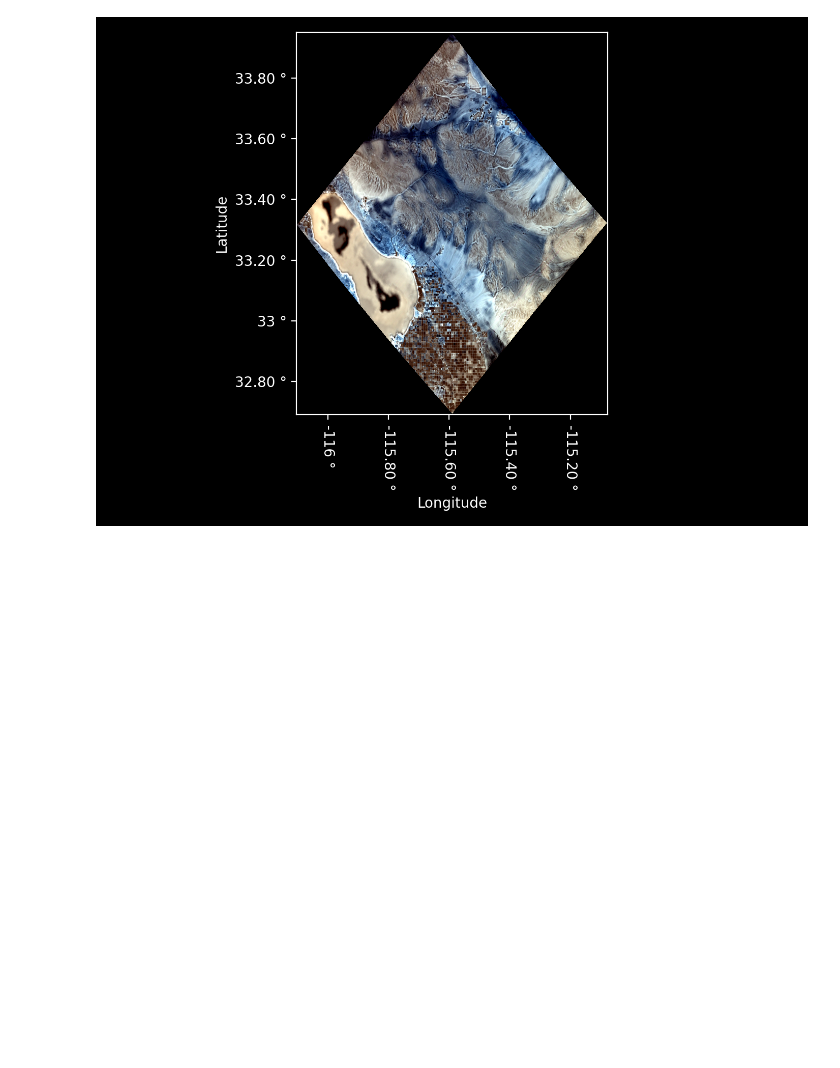
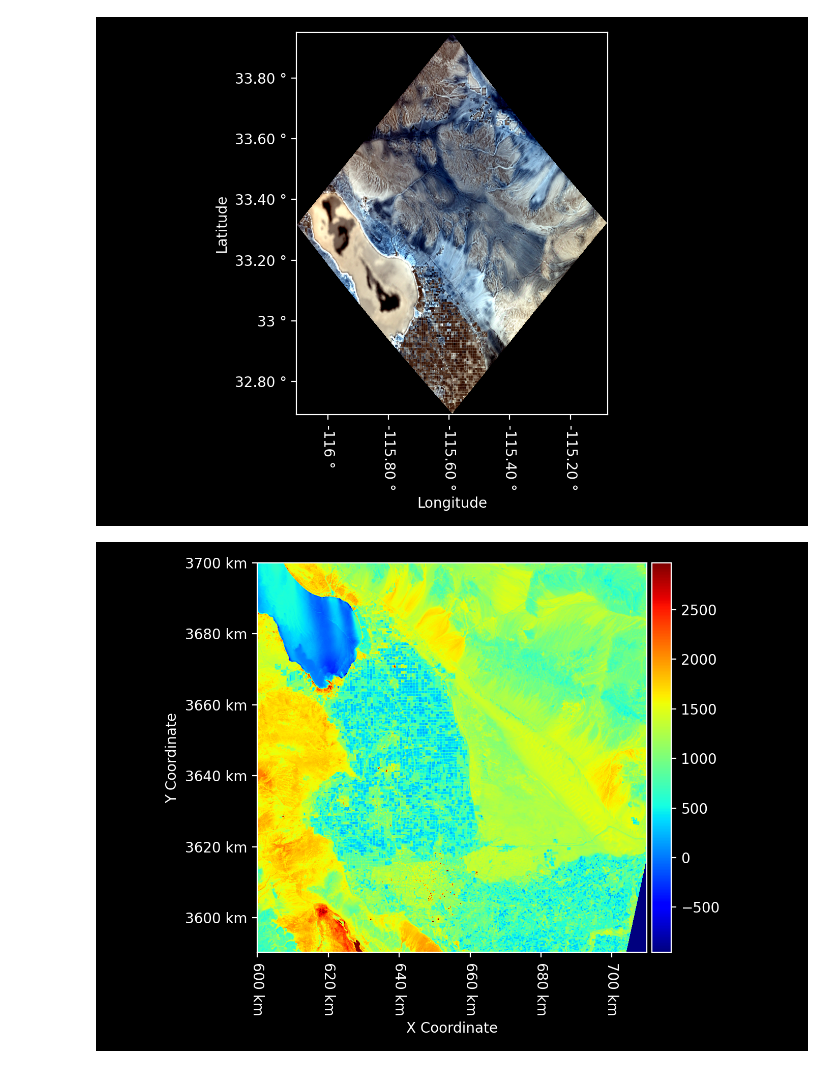
Before and after one commit to gregory-halverson/emit_tools, a Jupyter notebook: Loading EMIT L2A Orthorectified Cube Data Layer as Raster.ipynb, the cells around one changed output. Cells and saved outputs as stored; diff of their text form; code cells hidden in the pictures; blank space fills up the shorter version.

Commit message:
able to reproject EMIT onto Sentinel tile

```diff
--- a/Loading EMIT L2A Orthorectified Cube Data Layer as Raster.ipynb
+++ b/Loading EMIT L2A Orthorectified Cube Data Layer as Raster.ipynb
@@ -10,3 +11,9 @@ reflectance = emit_ortho_raster(filename, layer_name)
 reflectance
 # %% [output]
 [figure]
+# %%
+sentinel_filename = expanduser(join("~", "data", "HLS.L30.T11SPS.2024142T181549.v2.0.B01.tif"))
+sentinel = rt.Raster.open(sentinel_filename)
+sentinel
+# %% [output]
+[figure, added]
```
Also changed, not shown: parts of 3 cells of this notebook.
